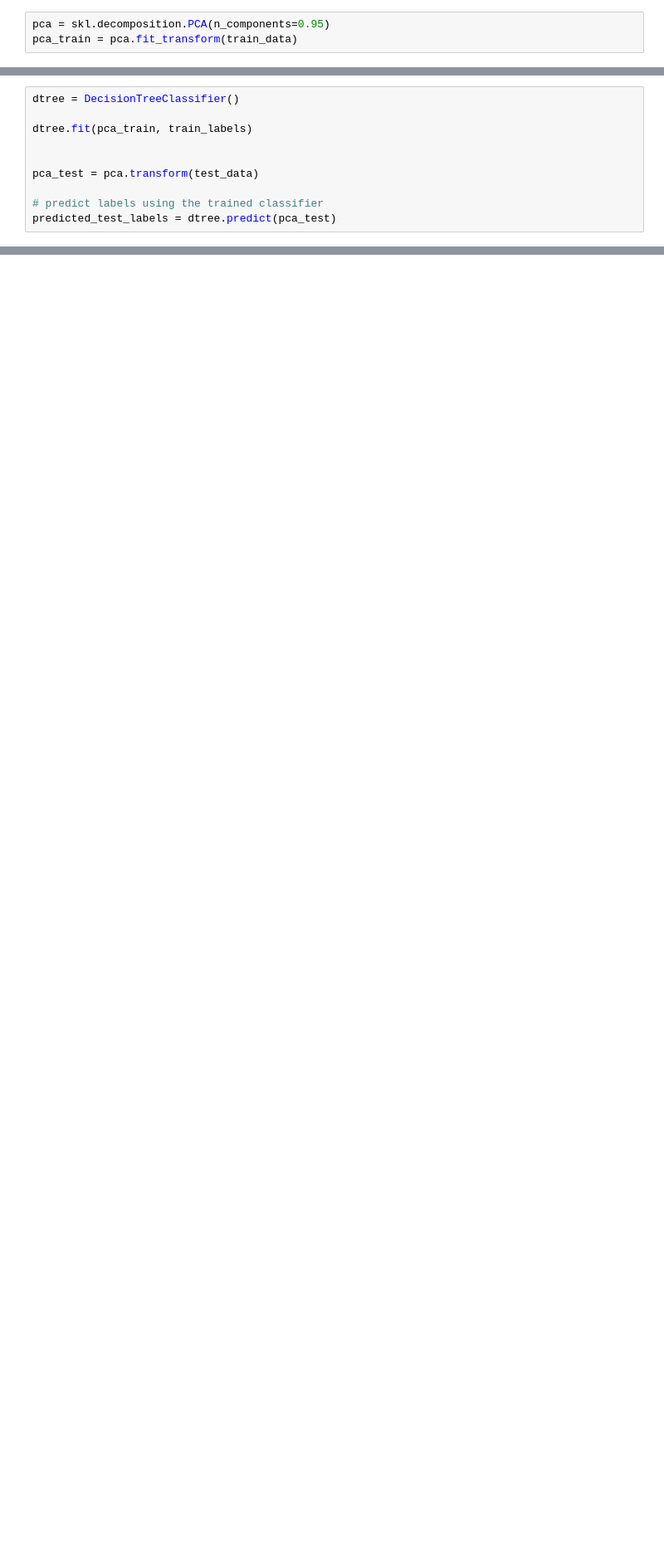
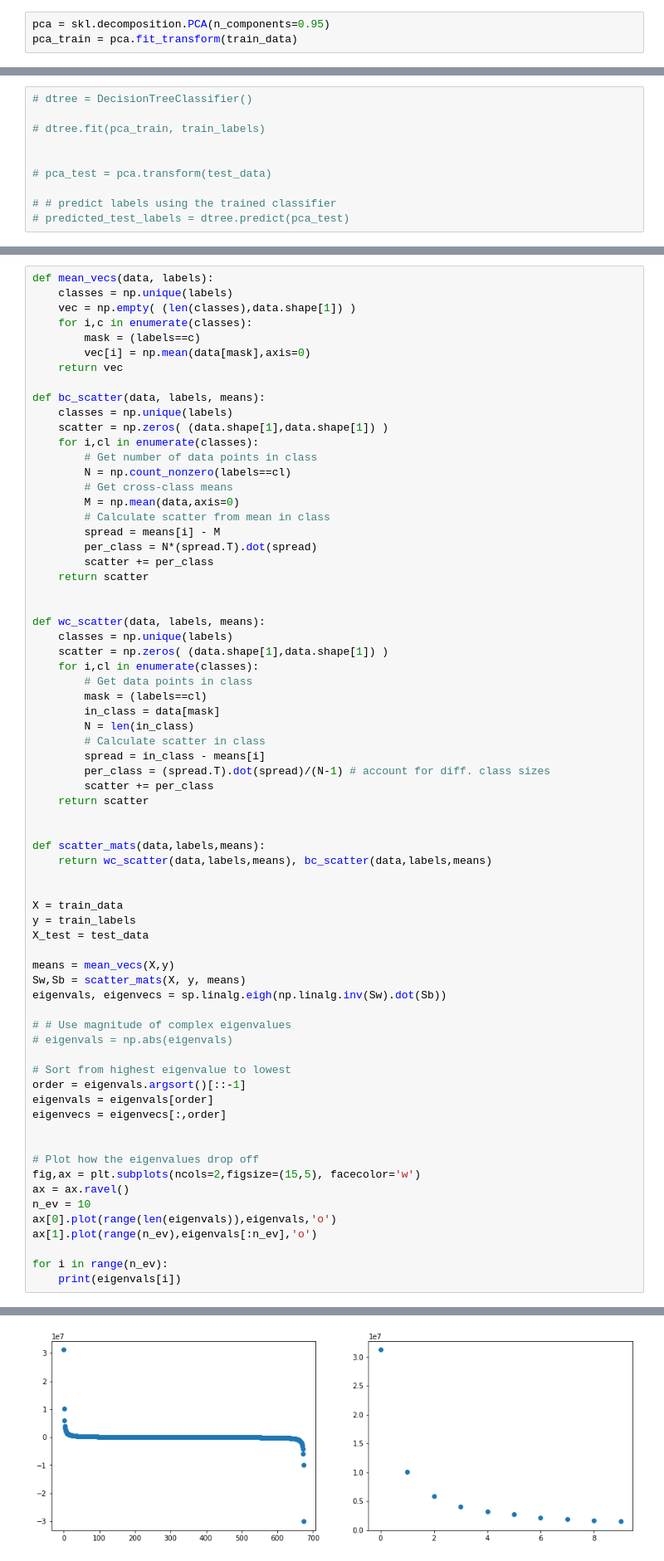
Before and after one commit to aefrank/ucsd_cse276c, a Jupyter notebook: code/hw4_problem1.ipynb, the cells around one changed output, grey strips where cells are left out. Shown at 83% size. Cells and saved outputs as stored; diff of their text form; blank space fills up the shorter version.

```diff
--- a/code/hw4_problem1.ipynb
+++ b/code/hw4_problem1.ipynb
@@ -131,11 +207,11 @@ pca_train = pca.fit_transform(train_data)
 # %%
-dtree = DecisionTreeClassifier()
+# dtree = DecisionTreeClassifier()
 
-dtree.fit(pca_train, train_labels)
+# dtree.fit(pca_train, train_labels)
 
 
-pca_test = pca.transform(test_data)
+# pca_test = pca.transform(test_data)
 
-# predict labels using the trained classifier
-predicted_test_labels = dtree.predict(pca_test)
+# # predict labels using the trained classifier
+# predicted_test_labels = dtree.predict(pca_test)
 # %%
@@ -170,0 +253,70 @@ for i, ax in enumerate(axes.flat):
+# %%
+def mean_vecs(data, labels):
+    classes = np.unique(labels)
+    vec = np.empty( (len(classes),data.shape[1]) )
+    for i,c in enumerate(classes):
+        mask = (labels==c)
+        vec[i] = np.mean(data[mask],axis=0)
+    return vec
+
+def bc_scatter(data, labels, means):
+    classes = np.unique(labels)
+    scatter = np.zeros( (data.shape[1],data.shape[1]) )
+    for i,cl in enumerate(classes):
+        # Get number of data points in class
+        N = np.count_nonzero(labels==cl)
+        # Get cross-class means
+        M = np.mean(data,axis=0)
+        # Calculate scatter from mean in class
+        spread = means[i] - M
+        per_class = N*(spread.T).dot(spread)
+        scatter += per_class
+    return scatter
+
+
+def wc_scatter(data, labels, means):
+    classes = np.unique(labels)
+    scatter = np.zeros( (data.shape[1],data.shape[1]) )
+    for i,cl in enumerate(classes):
+        # Get data points in class
+        mask = (labels==cl)
+        in_class = data[mask]
+        N = len(in_class)
+        # Calculate scatter in class
+        spread = in_class - means[i]
+        per_class = (spread.T).dot(spread)/(N-1) # account for diff. class sizes
+        scatter += per_class
+    return scatter
+
+
+def scatter_mats(data,labels,means):
+    return wc_scatter(data,labels,means), bc_scatter(data,labels,means)
+
+
+X = train_data
+y = train_labels
+X_test = test_data
+
+means = mean_vecs(X,y)
+Sw,Sb = scatter_mats(X, y, means)
+eigenvals, eigenvecs = sp.linalg.eigh(np.linalg.inv(Sw).dot(Sb))
+
+# # Use magnitude of complex eigenvalues
+# eigenvals = np.abs(eigenvals)
+
+# Sort from highest eigenvalue to lowest
+order = eigenvals.argsort()[::-1]
+eigenvals = eigenvals[order]
+eigenvecs = eigenvecs[:,order]
+
+
+# Plot how the eigenvalues drop off
+fig,ax = plt.subplots(ncols=2,figsize=(15,5), facecolor='w')
+ax = ax.ravel()
+n_ev = 10
+ax[0].plot(range(len(eigenvals)),eigenvals,'o')
+ax[1].plot(range(n_ev),eigenvals[:n_ev],'o')
+
+for i in range(n_ev):
+    print(eigenvals[i])
+# %% [output]
@@ -170,0 +333 @@ for i, ax in enumerate(axes.flat):
+[figure, added]
```
Also changed, not shown: parts of 26 cells of this notebook, 3 other files.
